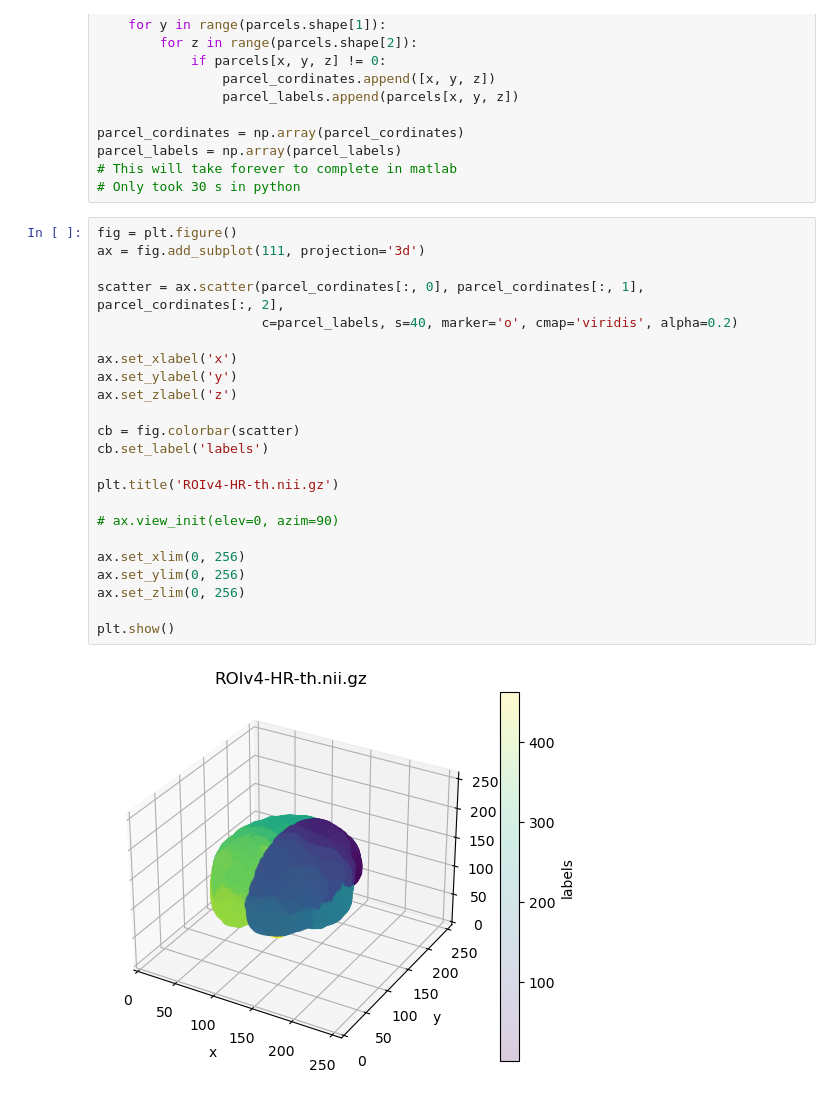
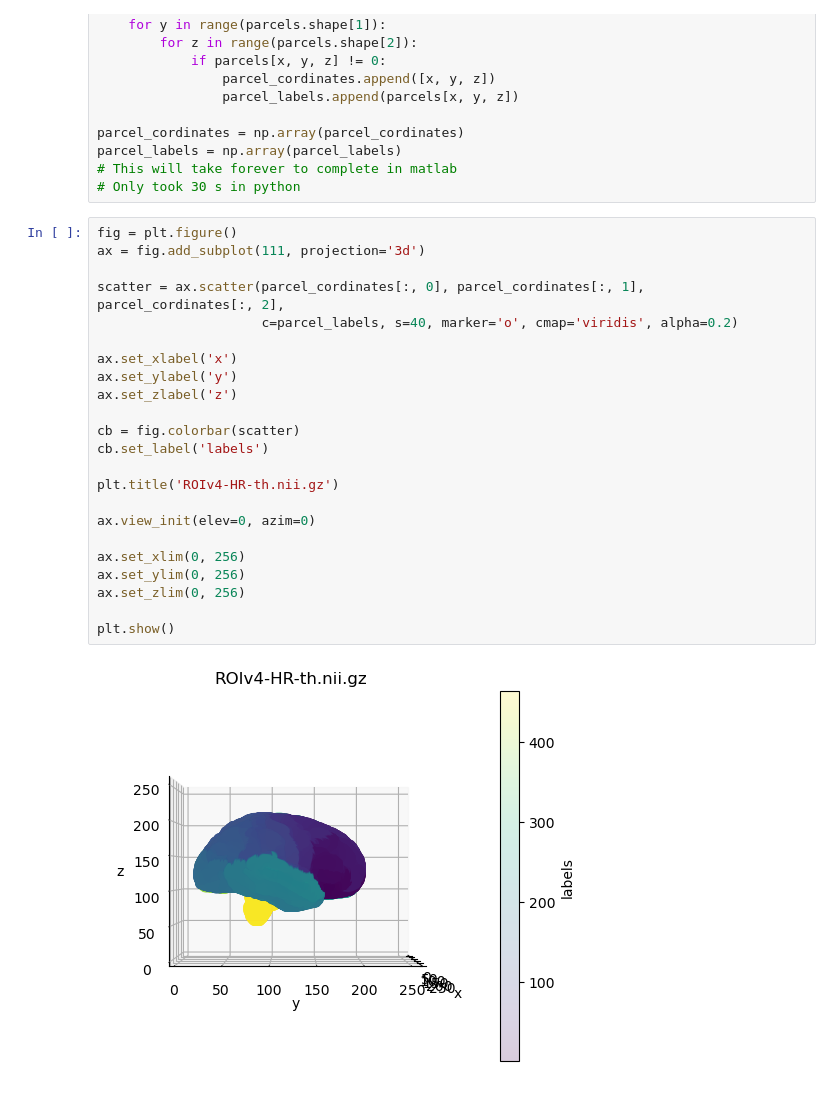
Before and after one commit to zhibinz2/MEG_EEG_Source_Localization, a Jupyter notebook: EEG_pipeline/step5_remove_labels.ipynb, the cells around one changed output. Saved outputs shown, nothing was run; the diff lists cells and outputs as text.

Commit message:
plot

```diff
--- a/EEG_pipeline/step5_remove_labels.ipynb
+++ b/EEG_pipeline/step5_remove_labels.ipynb
@@ -28,25 +28,25 @@ parcel_labels = np.array(parcel_labels)
 # %%
 fig = plt.figure()
 ax = fig.add_subplot(111, projection='3d')
 
 scatter = ax.scatter(parcel_cordinates[:, 0], parcel_cordinates[:, 1], parcel_cordinates[:, 2],
                      c=parcel_labels, s=40, marker='o', cmap='viridis', alpha=0.2)
 
 ax.set_xlabel('x')
 ax.set_ylabel('y')
 ax.set_zlabel('z')
 
 cb = fig.colorbar(scatter)
 cb.set_label('labels')
 
 plt.title('ROIv4-HR-th.nii.gz')
 
-# ax.view_init(elev=0, azim=90)
+ax.view_init(elev=0, azim=0)
 
 ax.set_xlim(0, 256)
 ax.set_ylim(0, 256)
 ax.set_zlim(0, 256)
 
 plt.show()
 # %% [output]
-[figure, old version]
+[figure, new version]
```
